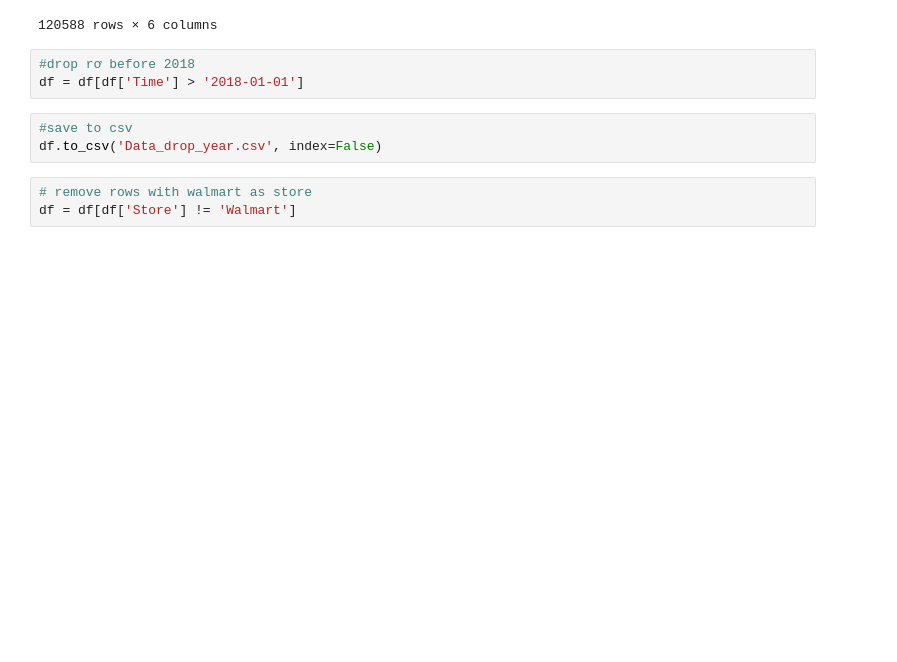
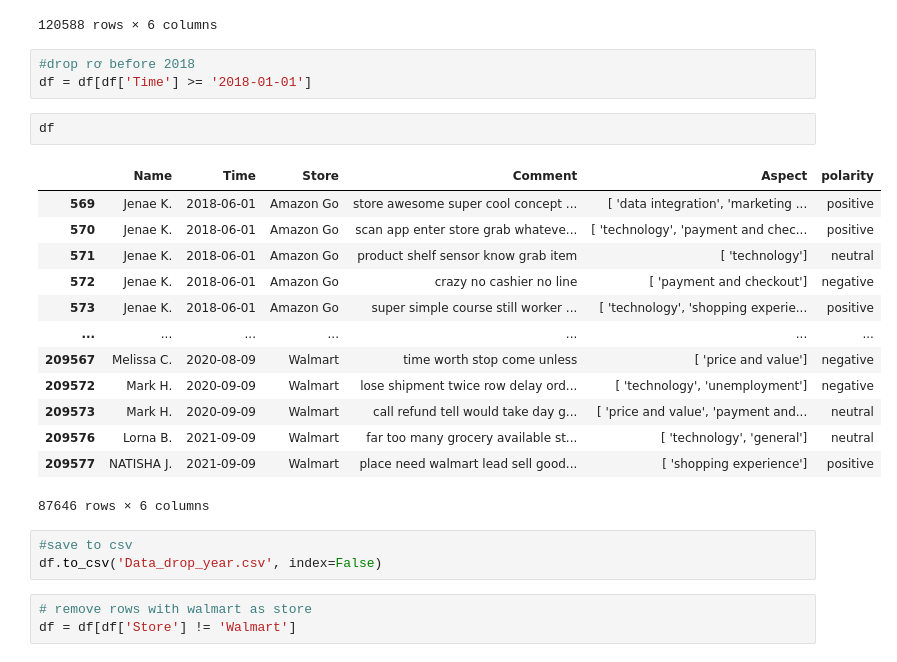
Before and after one commit to paferuto/ABSA-on-IoT-comments, a Jupyter notebook: 04.Model/edit.ipynb, the cells around one changed output. Saved outputs shown, nothing was run; the diff lists cells and outputs as text; blank space fills up the shorter version.

```diff
--- a/04.Model/edit.ipynb
+++ b/04.Model/edit.ipynb
@@ -142,7 +142,23 @@ df
 120588 rows × 6 columns
 # %%
 #drop rơ before 2018
-df = df[df['Time'] > '2018-01-01']
+df = df[df['Time'] >= '2018-01-01']
+# %%
+df
+# %% [output]
+|  | Name | Time | Store | Comment | Aspect | polarity |
+| 569 | Jenae K. | 2018-06-01 | Amazon Go | store awesome super cool concept ... | [ 'data integration', 'marketing ... | positive |
+| 570 | Jenae K. | 2018-06-01 | Amazon Go | scan app enter store grab whateve... | [ 'technology', 'payment and chec... | positive |
+| 571 | Jenae K. | 2018-06-01 | Amazon Go | product shelf sensor know grab item | [ 'technology'] | neutral |
+| 572 | Jenae K. | 2018-06-01 | Amazon Go | crazy no cashier no line | [ 'payment and checkout'] | negative |
+| 573 | Jenae K. | 2018-06-01 | Amazon Go | super simple course still worker ... | [ 'technology', 'shopping experie... | positive |
+| ... | ... | ... | ... | ... | ... | ... |
+| 209567 | Melissa C. | 2020-08-09 | Walmart | time worth stop come unless | [ 'price and value'] | negative |
+| 209572 | Mark H. | 2020-09-09 | Walmart | lose shipment twice row delay ord... | [ 'technology', 'unemployment'] | negative |
+| 209573 | Mark H. | 2020-09-09 | Walmart | call refund tell would take day g... | [ 'price and value', 'payment and... | neutral |
+| 209576 | Lorna B. | 2021-09-09 | Walmart | far too many grocery available st... | [ 'technology', 'general'] | neutral |
+| 209577 | NATISHA J. | 2021-09-09 | Walmart | place need walmart lead sell good... | [ 'shopping experience'] | positive |
+87646 rows × 6 columns
 # %%
 #save to csv
 df.to_csv('Data_drop_year.csv', index=False)
```
Also changed, not shown: 2 other files.
